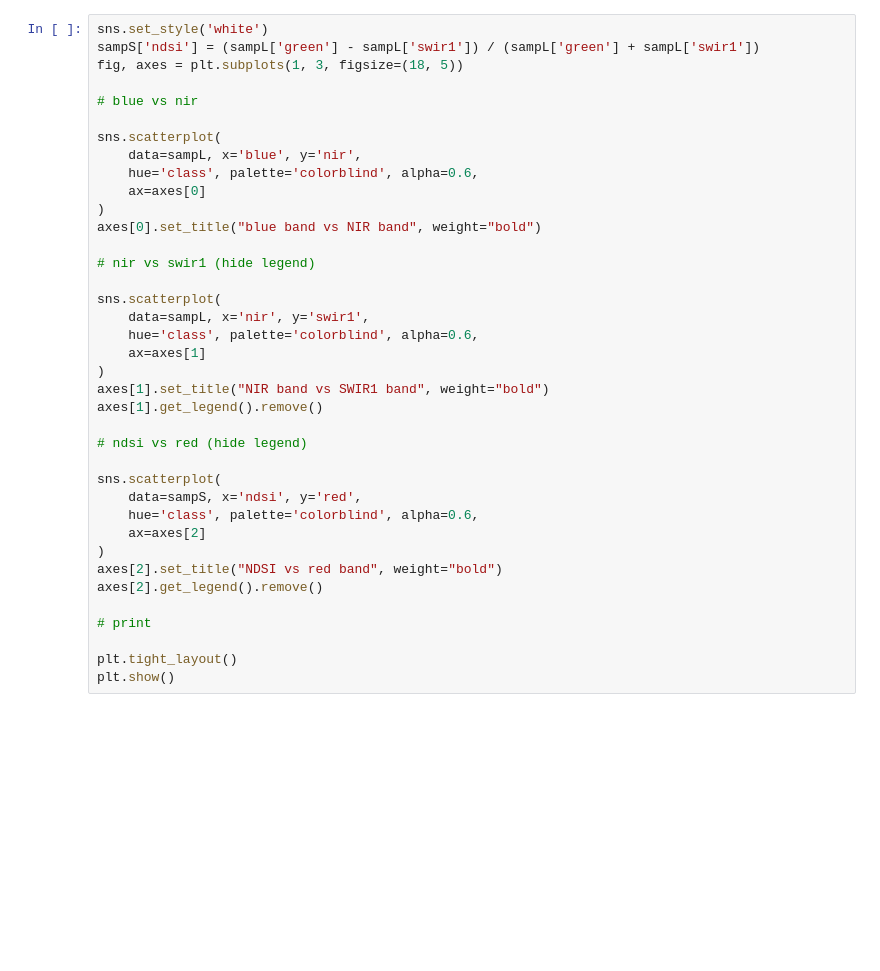
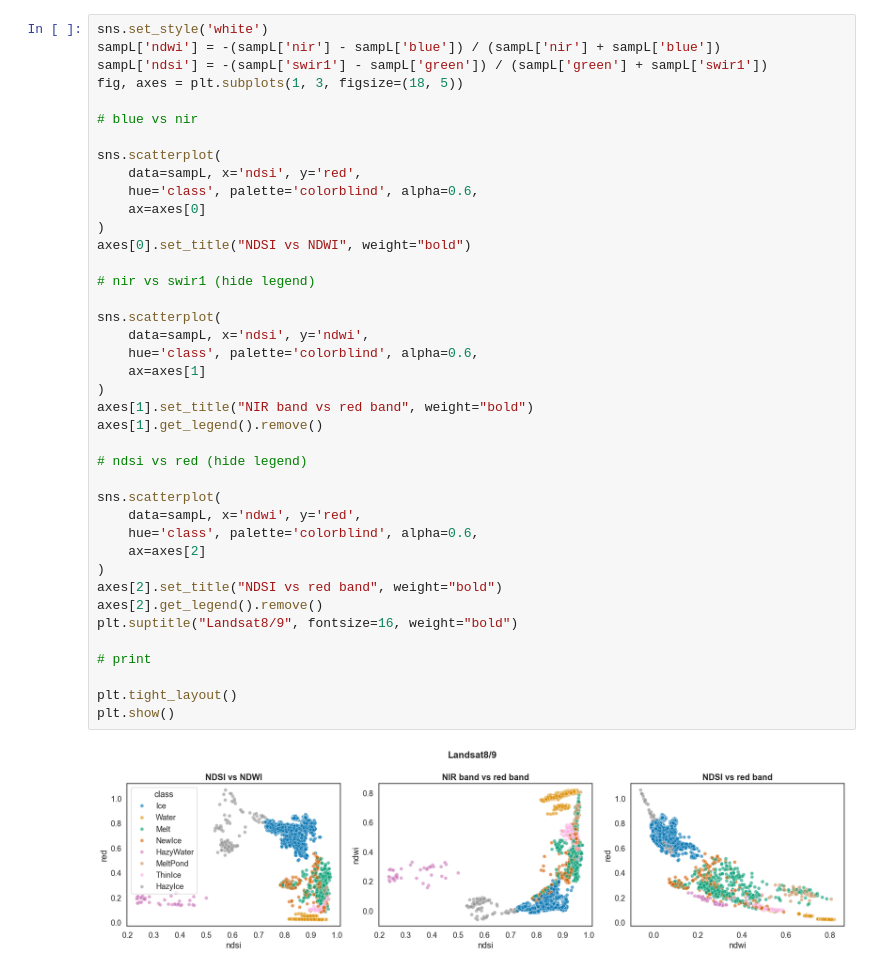
Before and after one commit to felixleodiaz/coastal-ice, a Jupyter notebook: scripts/MachineLearningClassifier/CreateTestingFigures.ipynb, the cells around one changed output. Drawn from its saved outputs; the diff is of its cells as text; blank space fills up the shorter version.

```diff
--- a/scripts/MachineLearningClassifier/CreateTestingFigures.ipynb
+++ b/scripts/MachineLearningClassifier/CreateTestingFigures.ipynb
@@ -289,38 +298,42 @@ plt.show()
 # %%
 sns.set_style('white')
-sampS['ndsi'] = (sampL['green'] - sampL['swir1']) / (sampL['green'] + sampL['swir1'])
+sampL['ndwi'] = -(sampL['nir'] - sampL['blue']) / (sampL['nir'] + sampL['blue'])
+sampL['ndsi'] = -(sampL['swir1'] - sampL['green']) / (sampL['green'] + sampL['swir1'])
 fig, axes = plt.subplots(1, 3, figsize=(18, 5))
 
 # blue vs nir
 
 sns.scatterplot(
-    data=sampL, x='blue', y='nir',
+    data=sampL, x='ndsi', y='red',
     hue='class', palette='colorblind', alpha=0.6,
     ax=axes[0]
 )
-axes[0].set_title("blue band vs NIR band", weight="bold")
+axes[0].set_title("NDSI vs NDWI", weight="bold")
 
 # nir vs swir1 (hide legend)
 
 sns.scatterplot(
-    data=sampL, x='nir', y='swir1',
+    data=sampL, x='ndsi', y='ndwi',
     hue='class', palette='colorblind', alpha=0.6,
     ax=axes[1]
 )
-axes[1].set_title("NIR band vs SWIR1 band", weight="bold")
+axes[1].set_title("NIR band vs red band", weight="bold")
 axes[1].get_legend().remove()
 
 # ndsi vs red (hide legend)
 
 sns.scatterplot(
-    data=sampS, x='ndsi', y='red',
+    data=sampL, x='ndwi', y='red',
     hue='class', palette='colorblind', alpha=0.6,
     ax=axes[2]
 )
 axes[2].set_title("NDSI vs red band", weight="bold")
 axes[2].get_legend().remove()
+plt.suptitle("Landsat8/9", fontsize=16, weight="bold")
 
 # print
 
 plt.tight_layout()
 plt.show()
+# %% [output]
+[figure, added]
```
Also changed, not shown: parts of 13 cells of this notebook, 2 other files.
